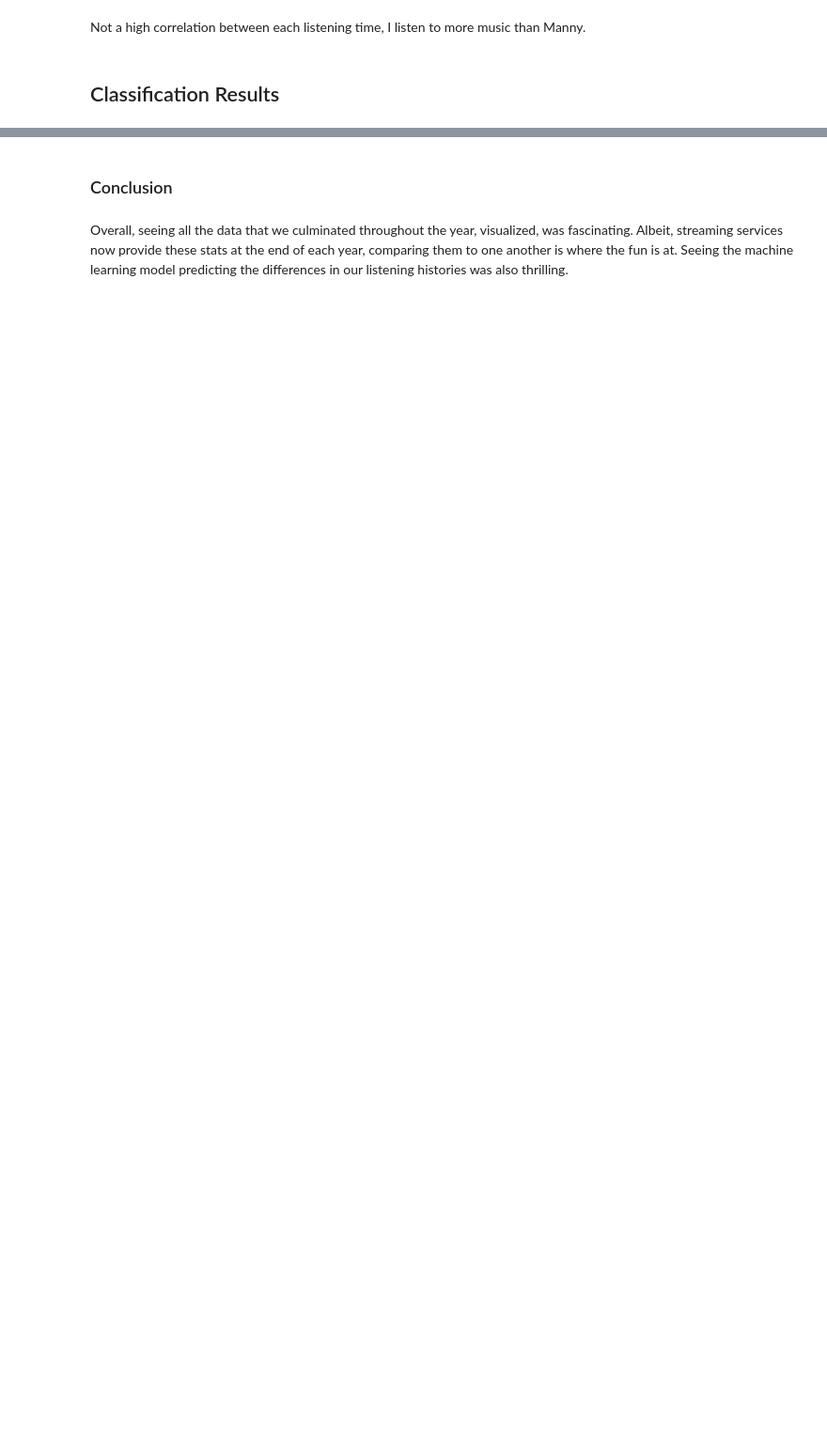
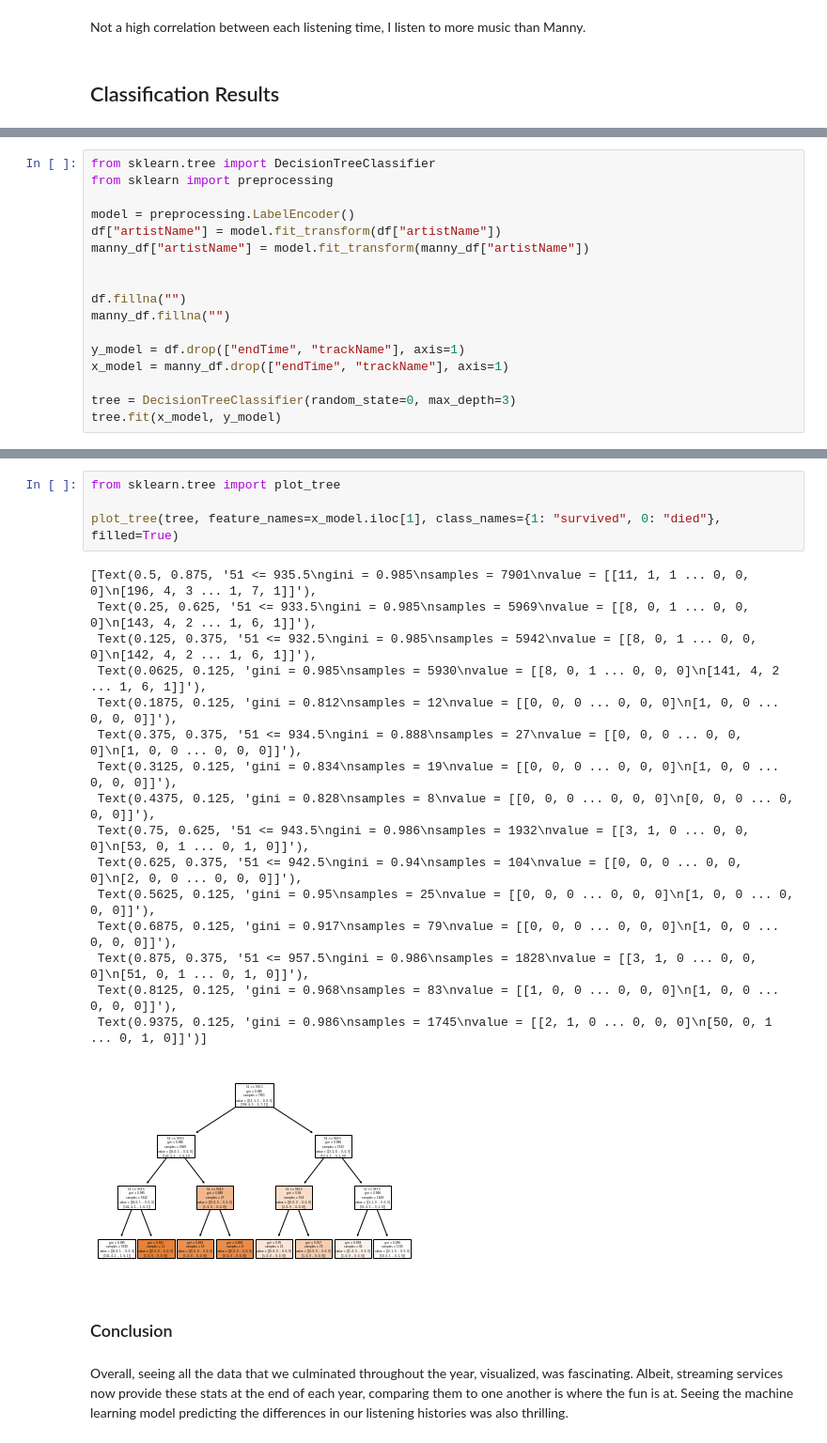
Before and after one commit to samhpr/FinalProject, a Jupyter notebook: main.ipynb, the cells around one changed output, grey strips where cells are left out. Shown at 94% size. Saved outputs shown, nothing was run; the diff lists cells and outputs as text; blank space fills up the shorter version.

Commit message:
decision tree

```diff
--- a/main.ipynb
+++ b/main.ipynb
@@ -241,0 +246,17 @@ def fill_in_kNN(X_train_normalized, X_test_normalized, y_train, y_test):
+# %%
+from sklearn.tree import DecisionTreeClassifier
+from sklearn import preprocessing
+
+model = preprocessing.LabelEncoder()
+df["artistName"] = model.fit_transform(df["artistName"])
+manny_df["artistName"] = model.fit_transform(manny_df["artistName"])
+
+
+df.fillna("")
+manny_df.fillna("")
+
+y_model = df.drop(["endTime", "trackName"], axis=1)
+x_model = manny_df.drop(["endTime", "trackName"], axis=1)
+
+tree = DecisionTreeClassifier(random_state=0, max_depth=3)
+tree.fit(x_model, y_model)
@@ -242,3 +267,24 @@ def fill_in_kNN(X_train_normalized, X_test_normalized, y_train, y_test):
+# %%
+from sklearn.tree import plot_tree
+
+plot_tree(tree, feature_names=x_model.iloc[1], class_names={1: "survived", 0: "died"}, filled=True)
+# %% [output]
+[Text(0.5, 0.875, '51 <= 935.5\ngini = 0.985\nsamples = 7901\nvalue = [[11, 1, 1 ... 0, 0, 0]\n[196, 4, 3 ... 1, 7, 1]]'),
+ Text(0.25, 0.625, '51 <= 933.5\ngini = 0.985\nsamples = 5969\nvalue = [[8, 0, 1 ... 0, 0, 0]\n[143, 4, 2 ... 1, 6, 1]]'),
+ Text(0.125, 0.375, '51 <= 932.5\ngini = 0.985\nsamples = 5942\nvalue = [[8, 0, 1 ... 0, 0, 0]\n[142, 4, 2 ... 1, 6, 1]]'),
+ Text(0.0625, 0.125, 'gini = 0.985\nsamples = 5930\nvalue = [[8, 0, 1 ... 0, 0, 0]\n[141, 4, 2 ... 1, 6, 1]]'),
+ Text(0.1875, 0.125, 'gini = 0.812\nsamples = 12\nvalue = [[0, 0, 0 ... 0, 0, 0]\n[1, 0, 0 ... 0, 0, 0]]'),
+ Text(0.375, 0.375, '51 <= 934.5\ngini = 0.888\nsamples = 27\nvalue = [[0, 0, 0 ... 0, 0, 0]\n[1, 0, 0 ... 0, 0, 0]]'),
+ Text(0.3125, 0.125, 'gini = 0.834\nsamples = 19\nvalue = [[0, 0, 0 ... 0, 0, 0]\n[1, 0, 0 ... 0, 0, 0]]'),
+ Text(0.4375, 0.125, 'gini = 0.828\nsamples = 8\nvalue = [[0, 0, 0 ... 0, 0, 0]\n[0, 0, 0 ... 0, 0, 0]]'),
+ Text(0.75, 0.625, '51 <= 943.5\ngini = 0.986\nsamples = 1932\nvalue = [[3, 1, 0 ... 0, 0, 0]\n[53, 0, 1 ... 0, 1, 0]]'),
+ Text(0.625, 0.375, '51 <= 942.5\ngini = 0.94\nsamples = 104\nvalue = [[0, 0, 0 ... 0, 0, 0]\n[2, 0, 0 ... 0, 0, 0]]'),
+ Text(0.5625, 0.125, 'gini = 0.95\nsamples = 25\nvalue = [[0, 0, 0 ... 0, 0, 0]\n[1, 0, 0 ... 0, 0, 0]]'),
+ Text(0.6875, 0.125, 'gini = 0.917\nsamples = 79\nvalue = [[0, 0, 0 ... 0, 0, 0]\n[1, 0, 0 ... 0, 0, 0]]'),
+ Text(0.875, 0.375, '51 <= 957.5\ngini = 0.986\nsamples = 1828\nvalue = [[3, 1, 0 ... 0, 0, 0]\n[51, 0, 1 ... 0, 1, 0]]'),
+ Text(0.8125, 0.125, 'gini = 0.968\nsamples = 83\nvalue = [[1, 0, 0 ... 0, 0, 0]\n[1, 0, 0 ... 0, 0, 0]]'),
+ Text(0.9375, 0.125, 'gini = 0.986\nsamples = 1745\nvalue = [[2, 1, 0 ... 0, 0, 0]\n[50, 0, 1 ... 0, 1, 0]]')]
+[figure, added]
 # %% [markdown]
 ### Conclusion
 # %% [markdown]
```
Also changed, not shown: parts of 10 cells of this notebook, 2 other files.
